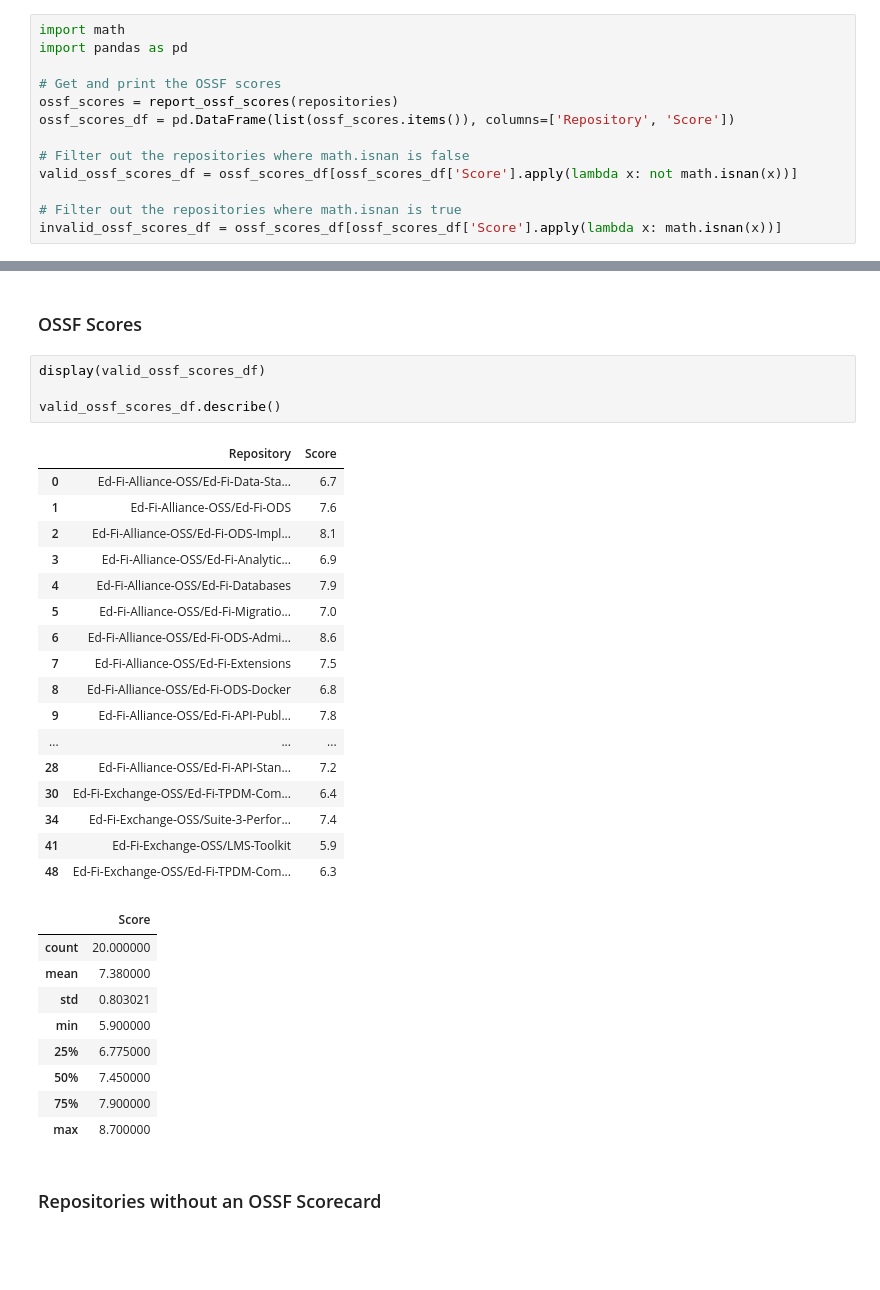
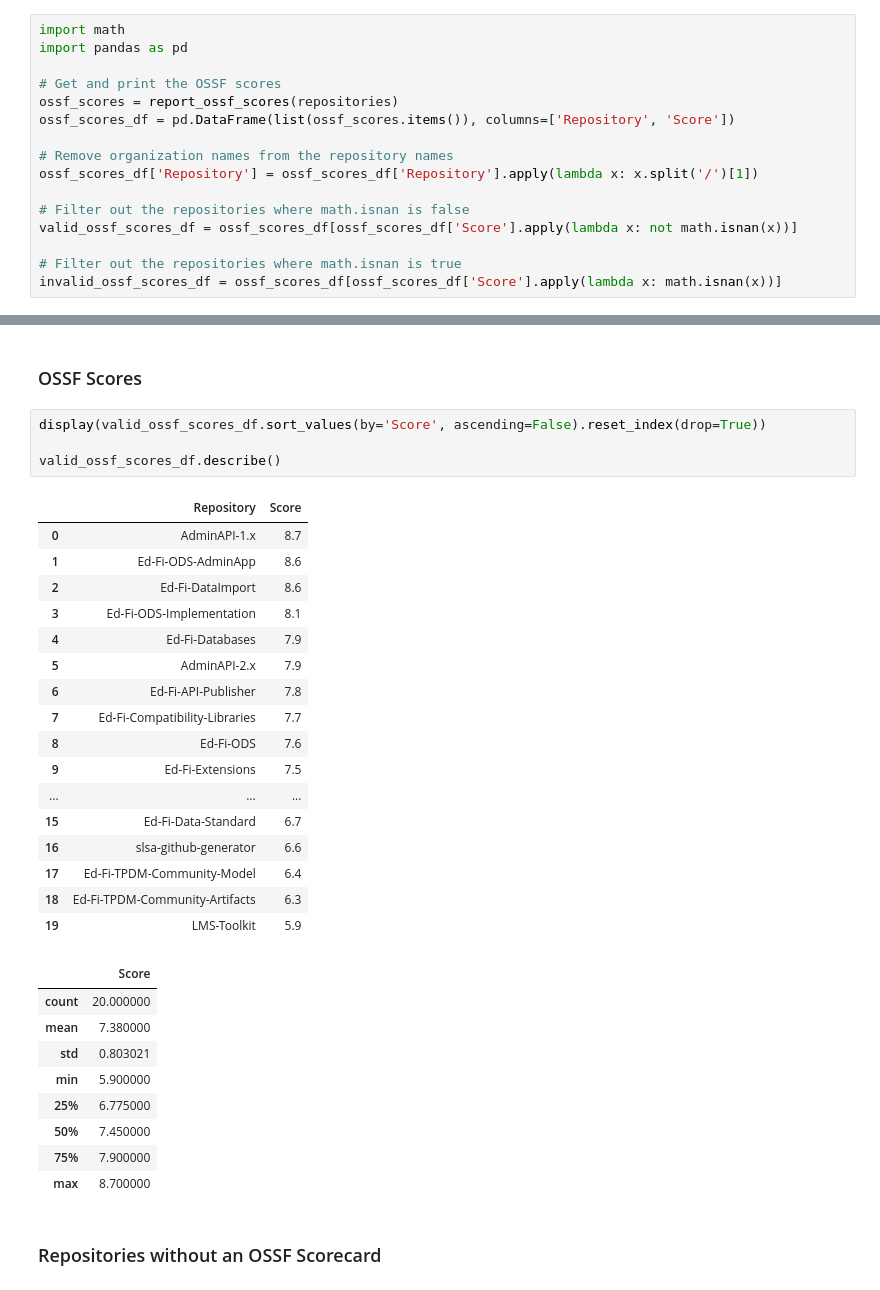
Before and after one commit to Ed-Fi-Alliance-OSS/DevSecOps, a Jupyter notebook: metrics/Score Metric.ipynb, the cells around one changed output, grey strips where cells are left out. Cells and saved outputs as stored; diff of their text form; blank space fills up the shorter version.

Commit message:
sort by score and remove organization name

```diff
--- a/metrics/Score Metric.ipynb
+++ b/metrics/Score Metric.ipynb
@@ -24,6 +24,9 @@ import pandas as pd
 ossf_scores = report_ossf_scores(repositories)
 ossf_scores_df = pd.DataFrame(list(ossf_scores.items()), columns=['Repository', 'Score'])
 
+# Remove organization names from the repository names
+ossf_scores_df['Repository'] = ossf_scores_df['Repository'].apply(lambda x: x.split('/')[1])
+
 # Filter out the repositories where math.isnan is false
 valid_ossf_scores_df = ossf_scores_df[ossf_scores_df['Score'].apply(lambda x: not math.isnan(x))]
 
@@ -43,27 +46,27 @@ plot
 # %% [markdown]
 ### OSSF Scores
 # %%
-display(valid_ossf_scores_df)
+display(valid_ossf_scores_df.sort_values(by='Score', ascending=False).reset_index(drop=True))
 
 valid_ossf_scores_df.describe()
 # %% [output]
 |  | Repository | Score |
-| 0 | Ed-Fi-Alliance-OSS/Ed-Fi-Data-Sta... | 6.7 |
-| 1 | Ed-Fi-Alliance-OSS/Ed-Fi-ODS | 7.6 |
-| 2 | Ed-Fi-Alliance-OSS/Ed-Fi-ODS-Impl... | 8.1 |
-| 3 | Ed-Fi-Alliance-OSS/Ed-Fi-Analytic... | 6.9 |
-| 4 | Ed-Fi-Alliance-OSS/Ed-Fi-Databases | 7.9 |
-| 5 | Ed-Fi-Alliance-OSS/Ed-Fi-Migratio... | 7.0 |
-| 6 | Ed-Fi-Alliance-OSS/Ed-Fi-ODS-Admi... | 8.6 |
-| 7 | Ed-Fi-Alliance-OSS/Ed-Fi-Extensions | 7.5 |
-| 8 | Ed-Fi-Alliance-OSS/Ed-Fi-ODS-Docker | 6.8 |
-| 9 | Ed-Fi-Alliance-OSS/Ed-Fi-API-Publ... | 7.8 |
+| 0 | AdminAPI-1.x | 8.7 |
+| 1 | Ed-Fi-ODS-AdminApp | 8.6 |
+| 2 | Ed-Fi-DataImport | 8.6 |
+| 3 | Ed-Fi-ODS-Implementation | 8.1 |
+| 4 | Ed-Fi-Databases | 7.9 |
+| 5 | AdminAPI-2.x | 7.9 |
+| 6 | Ed-Fi-API-Publisher | 7.8 |
+| 7 | Ed-Fi-Compatibility-Libraries | 7.7 |
+| 8 | Ed-Fi-ODS | 7.6 |
+| 9 | Ed-Fi-Extensions | 7.5 |
 | ... | ... | ... |
-| 28 | Ed-Fi-Alliance-OSS/Ed-Fi-API-Stan... | 7.2 |
-| 30 | Ed-Fi-Exchange-OSS/Ed-Fi-TPDM-Com... | 6.4 |
-| 34 | Ed-Fi-Exchange-OSS/Suite-3-Perfor... | 7.4 |
-| 41 | Ed-Fi-Exchange-OSS/LMS-Toolkit | 5.9 |
-| 48 | Ed-Fi-Exchange-OSS/Ed-Fi-TPDM-Com... | 6.3 |
+| 15 | Ed-Fi-Data-Standard | 6.7 |
+| 16 | slsa-github-generator | 6.6 |
+| 17 | Ed-Fi-TPDM-Community-Model | 6.4 |
+| 18 | Ed-Fi-TPDM-Community-Artifacts | 6.3 |
+| 19 | LMS-Toolkit | 5.9 |
 |  | Score |
 | count | 20.000000 |
 | mean | 7.380000 |
```
Also changed, not shown: parts of 4 cells of this notebook, 2 other files.
